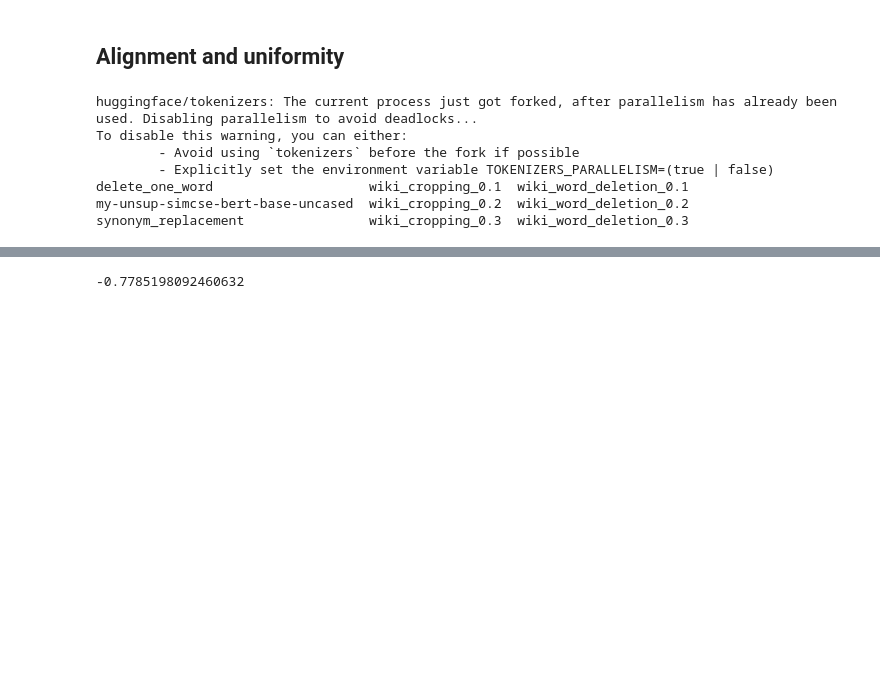
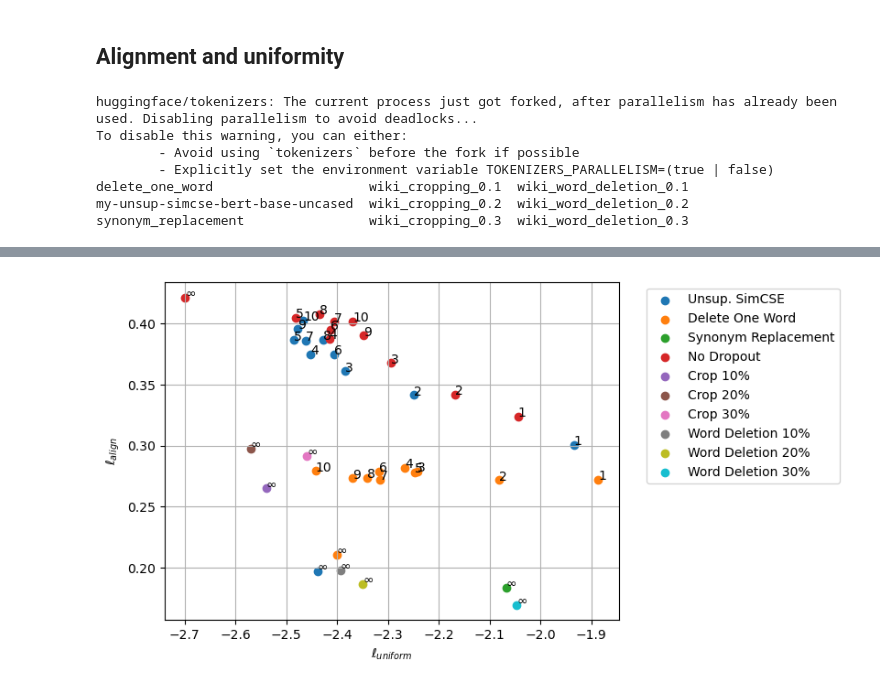
Before and after one commit to aksholokhov/SimCSE, a Jupyter notebook: cse517wi23_reproducibility_study/Reproducibility.ipynb, the cells around one changed output, grey strips where cells are left out. Drawn from its saved outputs; the diff is of its cells as text; code cells hidden in the pictures; blank space fills up the shorter version.

Commit message:
Add alignment/uniformity plot and picture

```diff
--- a/cse517wi23_reproducibility_study/Reproducibility.ipynb
+++ b/cse517wi23_reproducibility_study/Reproducibility.ipynb
@@ -197,4 +211,16 @@ align 0.31880515813827515                uniform -2.5550127029418945
 # %%
-uniformity(all_embeddings_1, all_embeddings_2)
+for name, result in results.items():
+    alignment = [_[0] for _ in result]
+    uniformity = [_[1] for _ in result]
+    plt.scatter(uniformity, alignment, label=name)
+    for i, (al, un) in enumerate(result[:-1]):
+        plt.annotate(i+1, (un, al))
+    plt.annotate("∞", (result[-1][1], result[-1][0]))
+plt.grid(which='both')
+plt.legend(bbox_to_anchor=(1.5, 1))
+plt.xlabel(r"$\ell_{uniform}$")
+plt.ylabel(r"$\ell_{align}$")
+plt.savefig("align_unif_plot.pdf")
+plt.show()
 # %% [output]
--0.7785198092460632
+[figure, added]
```
Also changed, not shown: parts of 2 cells of this notebook, 1 other file.
